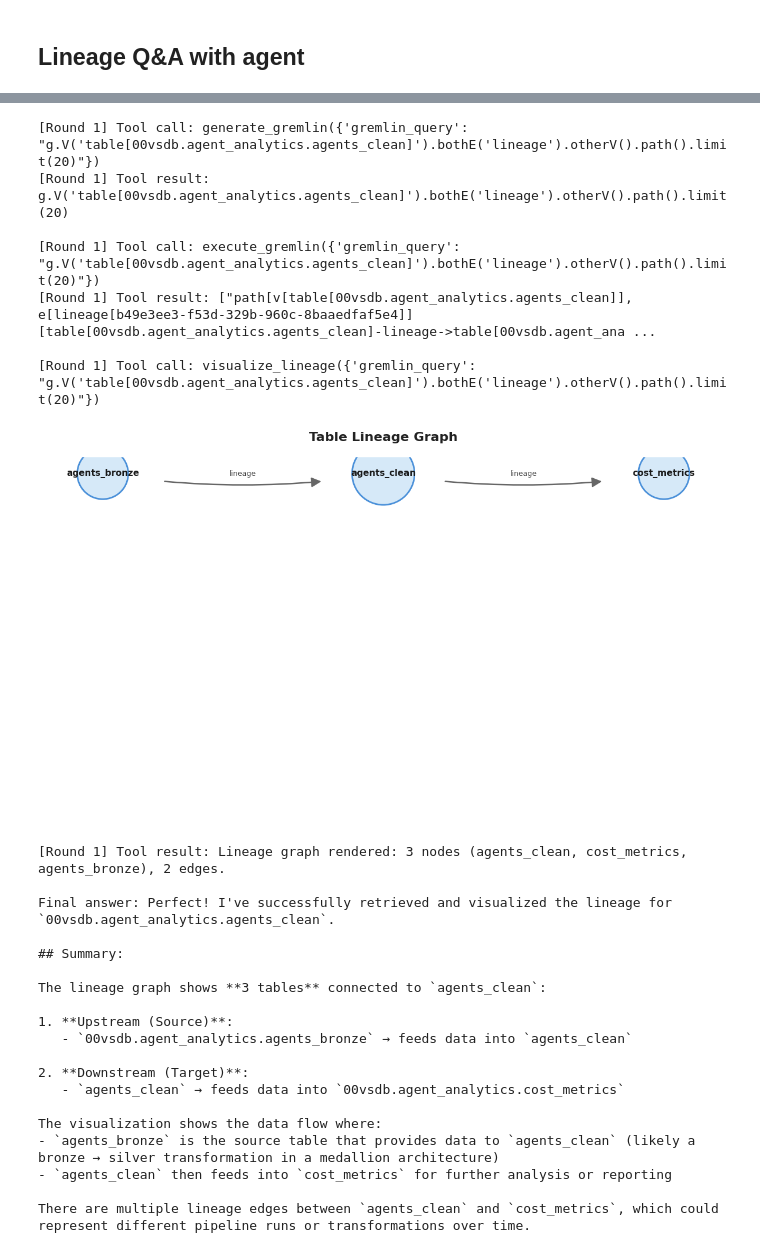
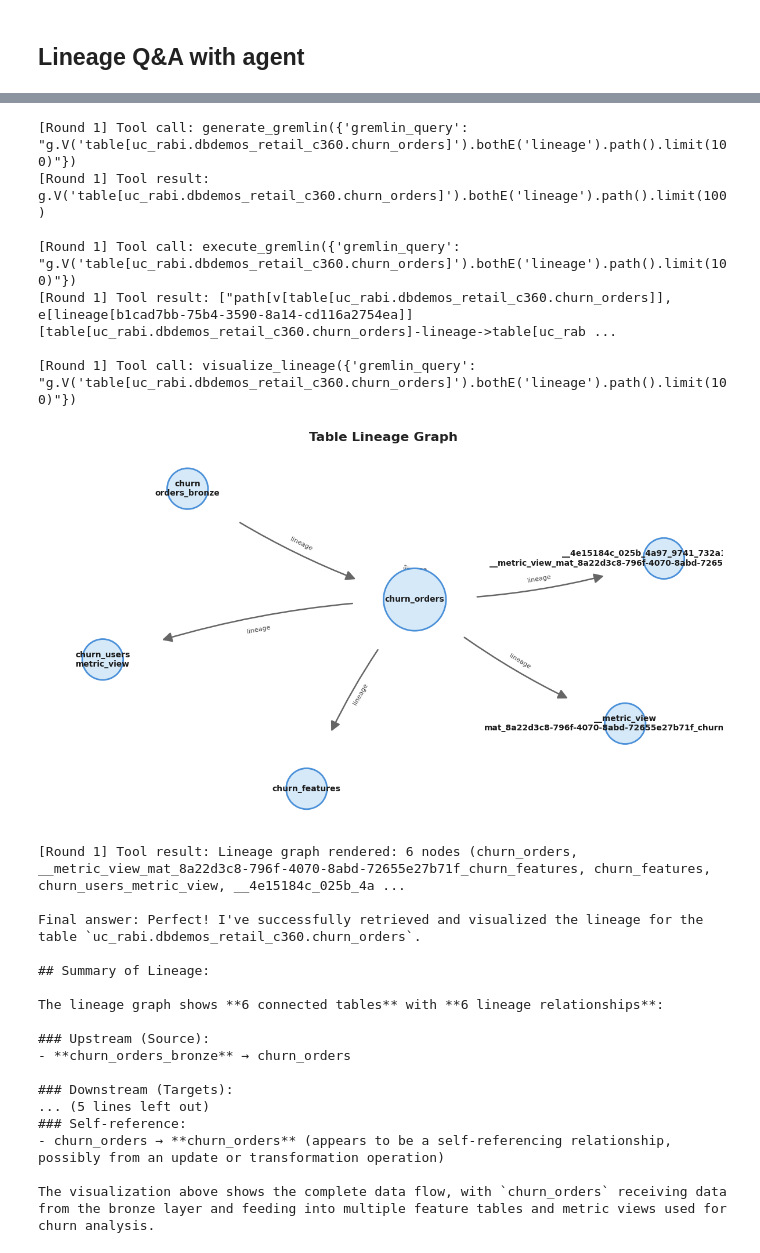
Before and after one commit to Blackkadder/voice-to-rag, a Jupyter notebook: backend/agents/dev_notebook.ipynb, the cells around one changed output, grey strips where cells are left out. Cells and saved outputs as stored; diff of their text form; code cells hidden in the pictures.

```diff
--- a/backend/agents/dev_notebook.ipynb
+++ b/backend/agents/dev_notebook.ipynb
@@ -151,31 +146,29 @@ These tables span across different schemas including agent analytics, student da
 # %%
-AGENT("show lineage of 00vsdb.agent_analytics.agents_clean")
+AGENT("show lineage of uc_rabi.dbdemos_retail_c360.churn_orders")
 # %% [output]
-[Round 1] Tool call: generate_gremlin({'gremlin_query': "g.V('table[00vsdb.agent_analytics.agents_clean]').bothE('lineage').otherV().path().limit(20)"})
-[Round 1] Tool result: g.V('table[00vsdb.agent_analytics.agents_clean]').bothE('lineage').otherV().path().limit(20)
+[Round 1] Tool call: generate_gremlin({'gremlin_query': "g.V('table[uc_rabi.dbdemos_retail_c360.churn_orders]').bothE('lineage').path().limit(100)"})
+[Round 1] Tool result: g.V('table[uc_rabi.dbdemos_retail_c360.churn_orders]').bothE('lineage').path().limit(100)
 
-[Round 1] Tool call: execute_gremlin({'gremlin_query': "g.V('table[00vsdb.agent_analytics.agents_clean]').bothE('lineage').otherV().path().limit(20)"})
-[Round 1] Tool result: ["path[v[table[00vsdb.agent_analytics.agents_clean]], e[lineage[b49e3ee3-f53d-329b-960c-8baaedfaf5e4]][table[00vsdb.agent_analytics.agents_clean]-lineage->table[00vsdb.agent_ana ...
+[Round 1] Tool call: execute_gremlin({'gremlin_query': "g.V('table[uc_rabi.dbdemos_retail_c360.churn_orders]').bothE('lineage').path().limit(100)"})
+[Round 1] Tool result: ["path[v[table[uc_rabi.dbdemos_retail_c360.churn_orders]], e[lineage[b1cad7bb-75b4-3590-8a14-cd116a2754ea]][table[uc_rabi.dbdemos_retail_c360.churn_orders]-lineage->table[uc_rab ...
 
-[Round 1] Tool call: visualize_lineage({'gremlin_query': "g.V('table[00vsdb.agent_analytics.agents_clean]').bothE('lineage').otherV().path().limit(20)"})
+[Round 1] Tool call: visualize_lineage({'gremlin_query': "g.V('table[uc_rabi.dbdemos_retail_c360.churn_orders]').bothE('lineage').path().limit(100)"})
-[figure, old version]
+[figure, new version]
-[Round 1] Tool result: Lineage graph rendered: 3 nodes (agents_clean, cost_metrics, agents_bronze), 2 edges.
+[Round 1] Tool result: Lineage graph rendered: 6 nodes (churn_orders, __metric_view_mat_8a22d3c8-796f-4070-8abd-72655e27b71f_churn_features, churn_features, churn_users_metric_view, __4e15184c_025b_4a ...
 
-Final answer: Perfect! I've successfully retrieved and visualized the lineage for `00vsdb.agent_analytics.agents_clean`.
+Final answer: Perfect! I've successfully retrieved and visualized the lineage for the table `uc_rabi.dbdemos_retail_c360.churn_orders`.
 
-## Summary:
+## Summary of Lineage:
 
-The lineage graph shows **3 tables** connected to `agents_clean`:
+The lineage graph shows **6 connected tables** with **6 lineage relationships**:
 
-1. **Upstream (Source)**:
-   - `00vsdb.agent_analytics.agents_bronze` → feeds data into `agents_clean`
+### Upstream (Source):
+- **churn_orders_bronze** → churn_orders
 
-2. **Downstream (Target)**:
-   - `agents_clean` → feeds data into `00vsdb.agent_analytics.cost_metrics`
+### Downstream (Targets):
+... (5 lines left out)
+### Self-reference:
+- churn_orders → **churn_orders** (appears to be a self-referencing relationship, possibly from an update or transformation operation)
 
-The visualization shows the data flow where:
-- `agents_bronze` is the source table that provides data to `agents_clean` (likely a bronze → silver transformation in a medallion architecture)
-- `agents_clean` then feeds into `cost_metrics` for further analysis or reporting
-
-There are multiple lineage edges between `agents_clean` and `cost_metrics`, which could represent different pipeline runs or transformations over time.
+The visualization above shows the complete data flow, with `churn_orders` receiving data from the bronze layer and feeding into multiple feature tables and metric views used for churn analysis.
 # %%
```
Also changed, not shown: parts of 19 cells of this notebook, 2 other files.
